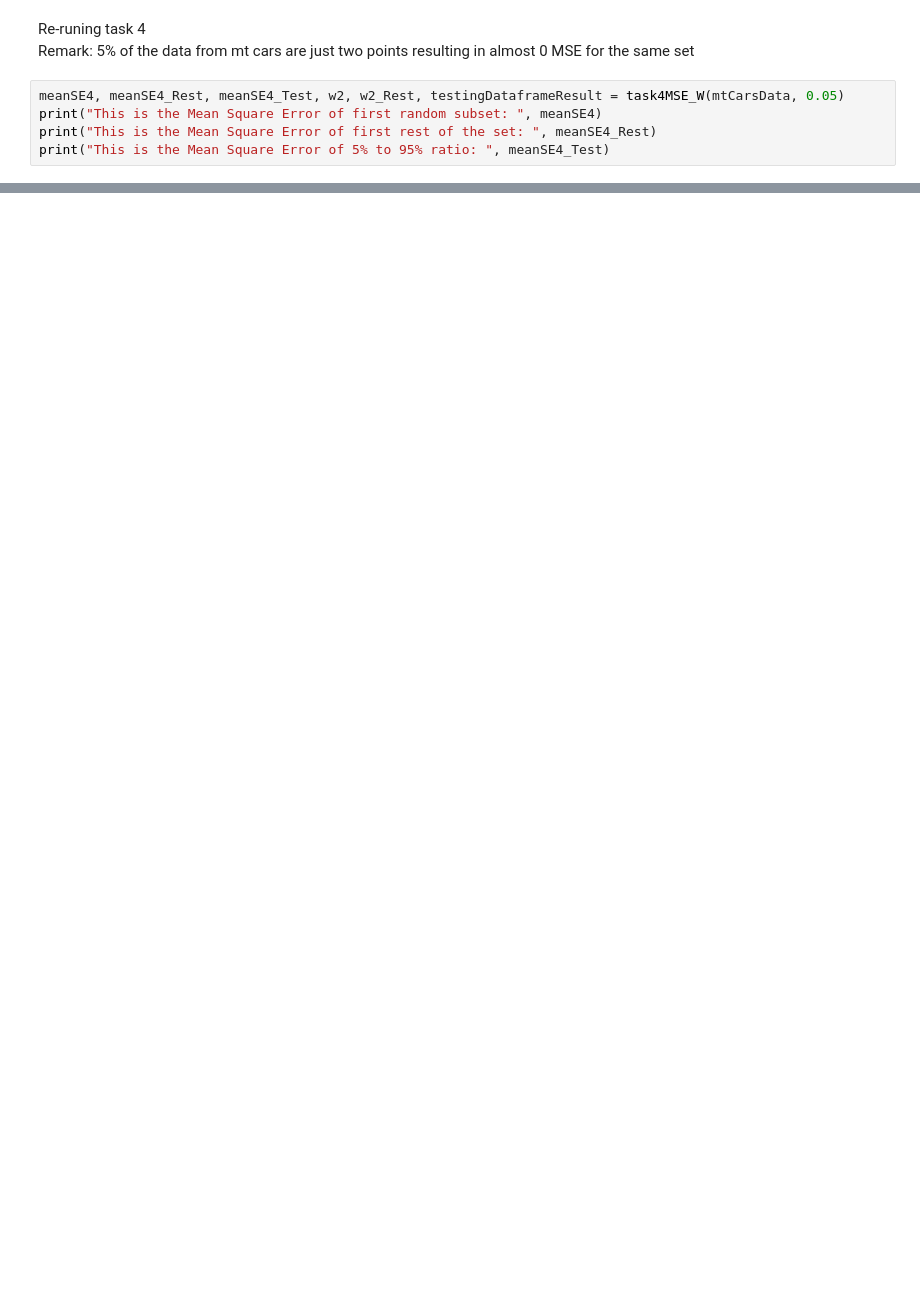
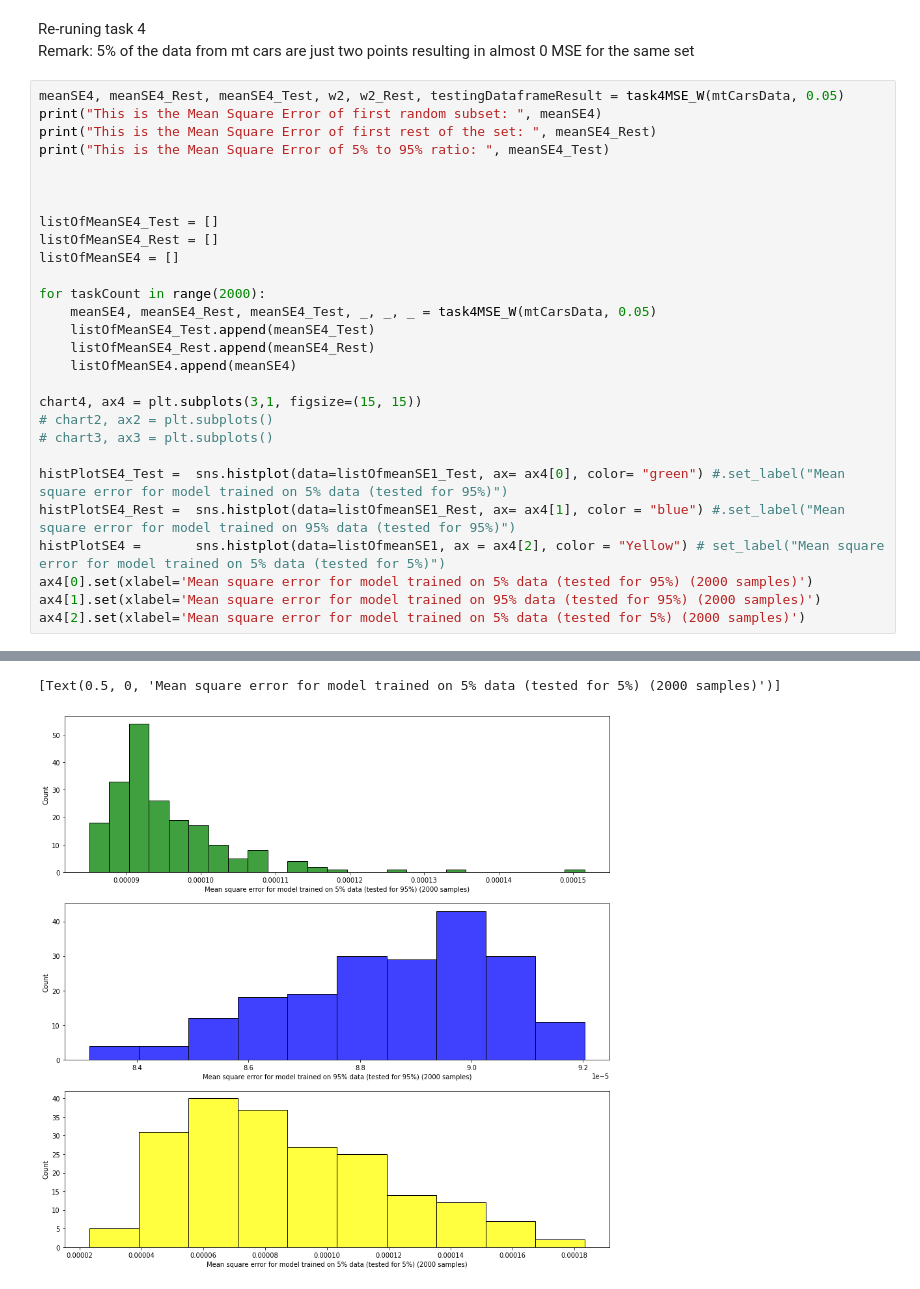
Before and after one commit to Siponek/Machine-Learning-Linear-regression, a Jupyter notebook: pythonTry/linearRegressionNotebook_3.ipynb, the cells around one changed output, grey strips where cells are left out. Cells and saved outputs as stored; diff of their text form; blank space fills up the shorter version.

```diff
--- a/pythonTry/linearRegressionNotebook_3.ipynb
+++ b/pythonTry/linearRegressionNotebook_3.ipynb
@@ -502,8 +476,32 @@ KeyboardInterrupt:
 # %% [markdown]
 Re-runing task 4 <br>
 Remark: 5% of the data from mt cars are just two points resulting in almost 0 MSE for the same set
-# %%
-meanSE4, meanSE4_Rest, meanSE4_Test, w2, w2_Rest, testingDataframeResult = task4MSE_W(mtCarsData, 0.05)
-print("This is the Mean Square Error of first random subset: ", meanSE4)
-print("This is the Mean Square Error of first rest of the set: ", meanSE4_Rest)
-print("This is the Mean Square Error of 5% to 95% ratio: ", meanSE4_Test)
+# %%
+meanSE4, meanSE4_Rest, meanSE4_Test, w2, w2_Rest, testingDataframeResult = task4MSE_W(mtCarsData, 0.05)
+print("This is the Mean Square Error of first random subset: ", meanSE4)
+print("This is the Mean Square Error of first rest of the set: ", meanSE4_Rest)
+print("This is the Mean Square Error of 5% to 95% ratio: ", meanSE4_Test)
+
+
+
+listOfMeanSE4_Test = []
+listOfMeanSE4_Rest = []
+listOfMeanSE4 = []
+
+for taskCount in range(2000):
+    meanSE4, meanSE4_Rest, meanSE4_Test, _, _, _ = task4MSE_W(mtCarsData, 0.05)
+    listOfMeanSE4_Test.append(meanSE4_Test)
+    listOfMeanSE4_Rest.append(meanSE4_Rest)
+    listOfMeanSE4.append(meanSE4)
+
+chart4, ax4 = plt.subplots(3,1, figsize=(15, 15))
+# chart2, ax2 = plt.subplots()
+# chart3, ax3 = plt.subplots()
+
+histPlotSE4_Test =  sns.histplot(data=listOfmeanSE1_Test, ax= ax4[0], color= "green") #.set_label("Mean square error for model trained on 5% data (tested for 95%)")
+histPlotSE4_Rest =  sns.histplot(data=listOfmeanSE1_Rest, ax= ax4[1], color = "blue") #.set_label("Mean square error for model trained on 95% data (tested for 95%)")
+histPlotSE4 =       sns.histplot(data=listOfmeanSE1, ax = ax4[2], color = "Yellow") # set_label("Mean square error for model trained on 5% data (tested for 5%)")
+ax4[0].set(xlabel='Mean square error for model trained on 5% data (tested for 95%) (2000 samples)')
+ax4[1].set(xlabel='Mean square error for model trained on 95% data (tested for 95%) (2000 samples)')
+ax4[2].set(xlabel='Mean square error for model trained on 5% data (tested for 5%) (2000 samples)')
+# %% [output]
@@ -509,0 +511,2 @@ print("This is the Mean Square Error of 5% to 95% ratio: ", meanSE4_Test)
+[Text(0.5, 0, 'Mean square error for model trained on 5% data (tested for 5%) (2000 samples)')]
+[figure, added]
```
Also changed, not shown: parts of 6 cells of this notebook.
